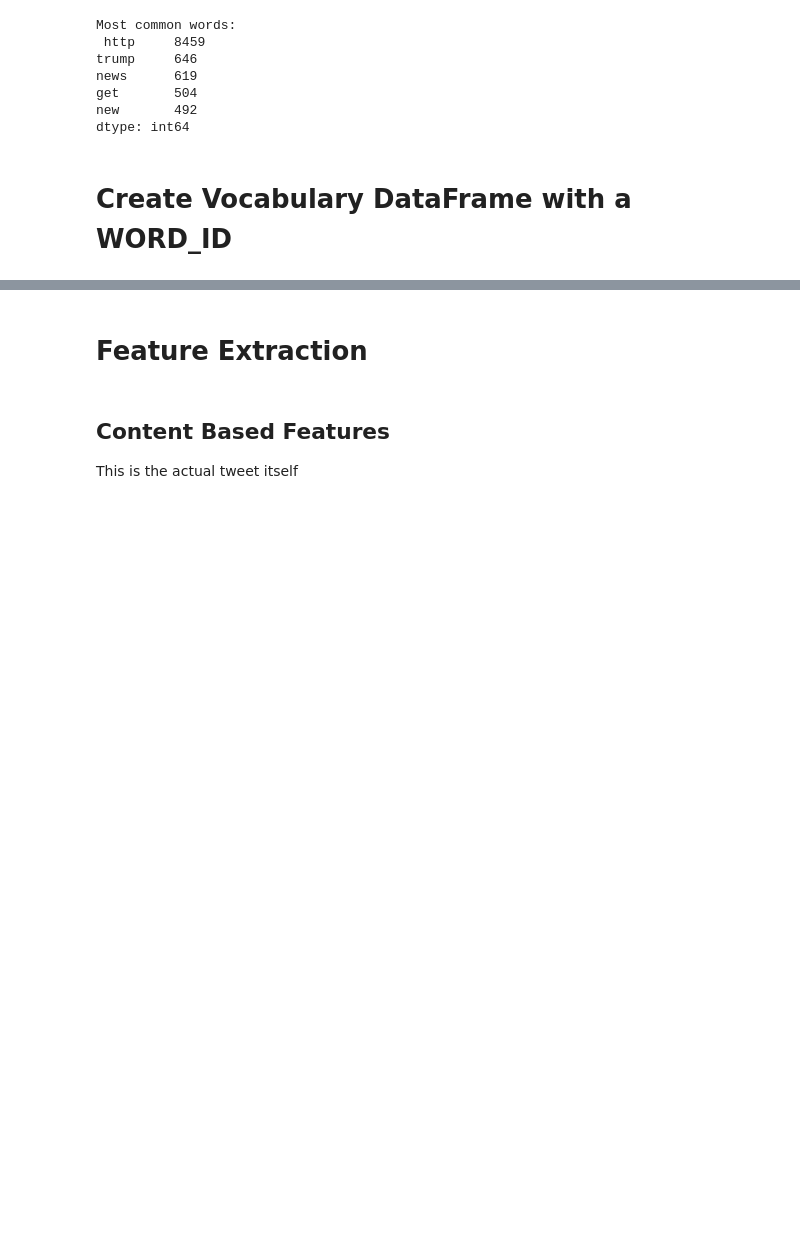
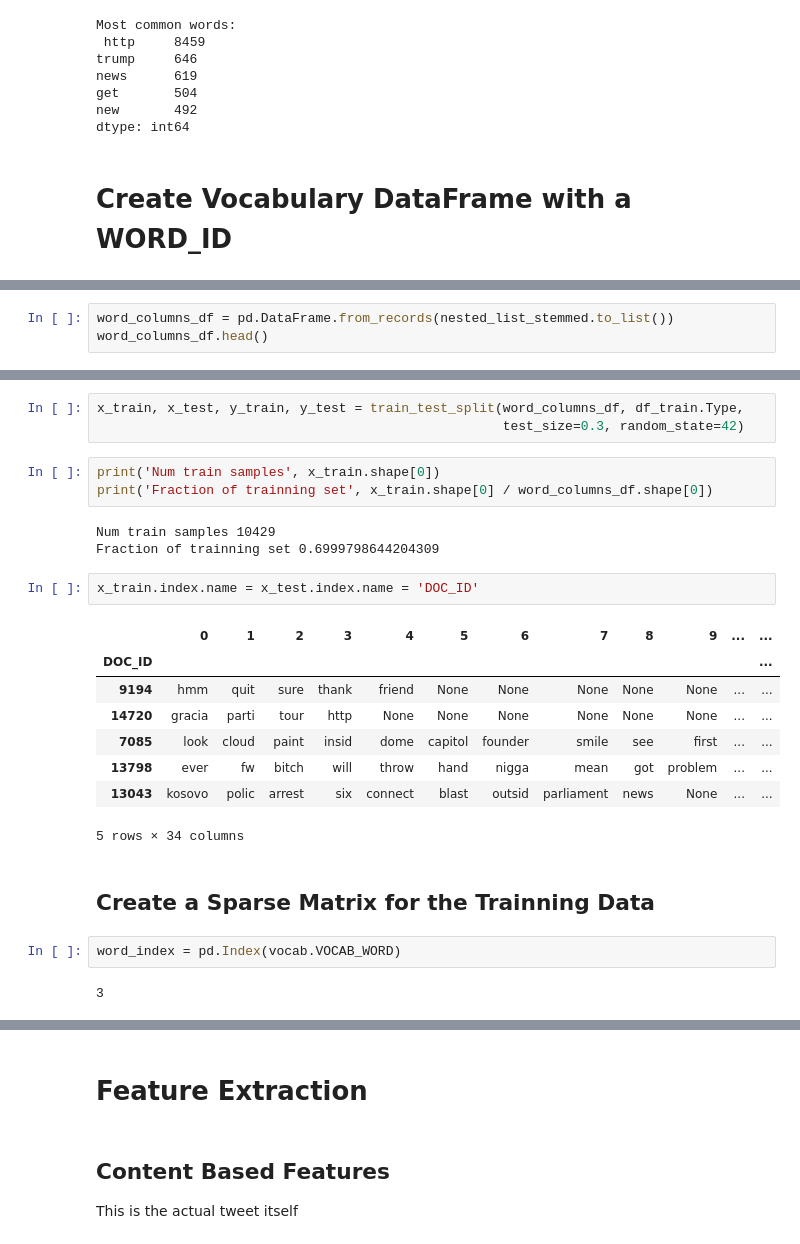
Before and after one commit to AlexHappyCode/CSC845-twitter-spam-detection, a Jupyter notebook: alex/main.ipynb, the cells around one changed output, grey strips where cells are left out. Drawn from its saved outputs; the diff is of its cells as text; blank space fills up the shorter version.

```diff
--- a/alex/main.ipynb
+++ b/alex/main.ipynb
@@ -356,0 +355,3 @@ True
+# %%
+word_columns_df = pd.DataFrame.from_records(nested_list_stemmed.to_list())
+word_columns_df.head()
@@ -356,0 +373,26 @@ True
+# %%
+x_train, x_test, y_train, y_test = train_test_split(word_columns_df, df_train.Type,
+                                                    test_size=0.3, random_state=42)
+# %%
+print('Num train samples', x_train.shape[0])
+print('Fraction of trainning set', x_train.shape[0] / word_columns_df.shape[0])
+# %% [output]
+Num train samples 10429
+Fraction of trainning set 0.6999798644204309
+# %%
+x_train.index.name = x_test.index.name = 'DOC_ID'
+# %% [output]
+|  | 0 | 1 | 2 | 3 | 4 | 5 | 6 | 7 | 8 | 9 | ... | ... |
+| DOC_ID |  |  |  |  |  |  |  |  |  |  |  | ... |
+| 9194 | hmm | quit | sure | thank | friend | None | None | None | None | None | ... | ... |
+| 14720 | gracia | parti | tour | http | None | None | None | None | None | None | ... | ... |
+| 7085 | look | cloud | paint | insid | dome | capitol | founder | smile | see | first | ... | ... |
+| 13798 | ever | fw | bitch | will | throw | hand | nigga | mean | got | problem | ... | ... |
+| 13043 | kosovo | polic | arrest | six | connect | blast | outsid | parliament | news | None | ... | ... |
+5 rows × 34 columns
+# %% [markdown]
+## Create a Sparse Matrix for the Trainning Data
+# %%
+word_index = pd.Index(vocab.VOCAB_WORD)
+# %% [output]
+3
```
Also changed, not shown: parts of 16 cells of this notebook.
